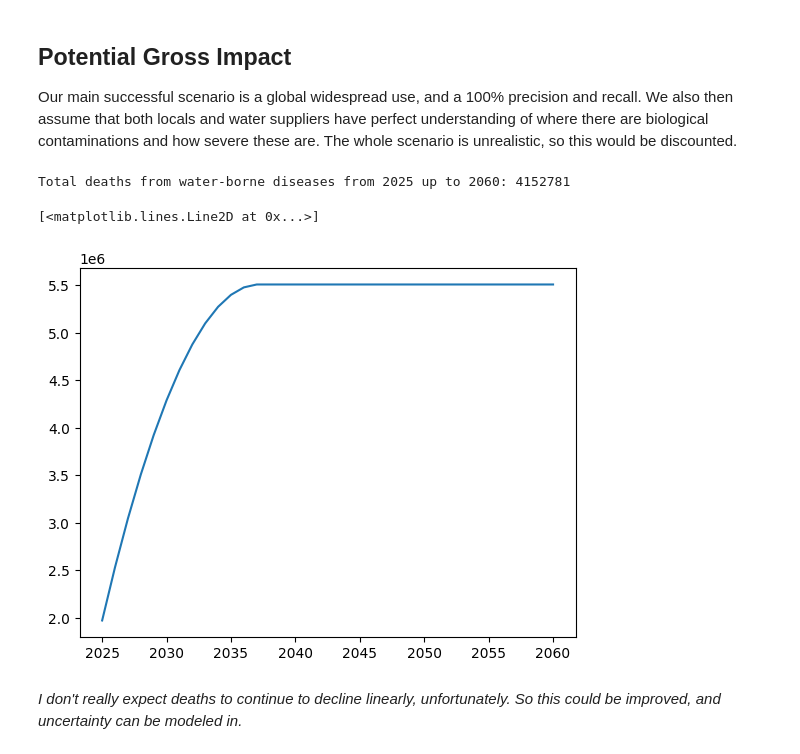
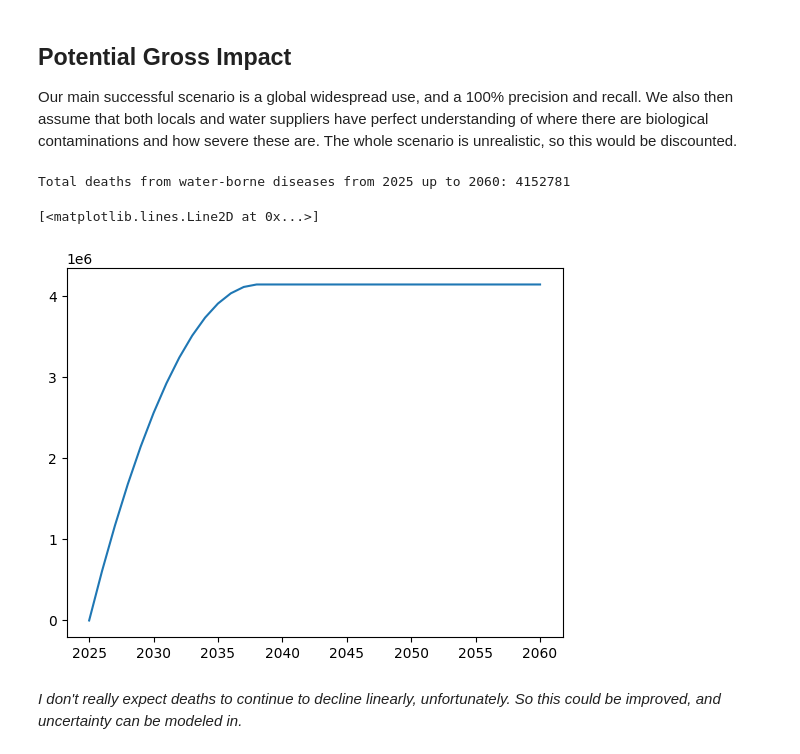
Before and after one commit to edoarad/evaluation_playground, a Jupyter notebook: datapond_impact_returns_botec.ipynb, the cells around one changed output. Drawn from its saved outputs; the diff is of its cells as text; code cells hidden in the pictures.

```diff
--- a/datapond_impact_returns_botec.ipynb
+++ b/datapond_impact_returns_botec.ipynb
@@ -54,35 +54,36 @@ Our main successful scenario is a global widespread use, and a 100% precision an
 # %%
 import squigglepy as sq
 from matplotlib import pyplot as plt
 import numpy as np
 
 # estimate the total problem size from water-borne diseases globaly
 # using Our World in Data diarrhoeal disease data (https://ourworldindata.org/diarrheal-diseases)
 # we assume that the number of deaths from diarrhoeal diseases is a good proxy for the total number of deaths from water-borne diseases
 # we only consider deaths of people under 70 years old
 # we assume that yearly deaths continues to decline linearly (even though the decline seems to be mostly of death under 5)
 total_yearly_deaths_2019_under_70 = 900_000
 total_yearly_deaths_1990_under_70 = 2_300_000
 def total_yearly_deaths_under_70(year):
     return max(0, total_yearly_deaths_1990_under_70 + (total_yearly_deaths_2019_under_70 - total_yearly_deaths_1990_under_70) * (year - 1990) / (2019 - 1990))
 
 def discount(year, current_year=2023):
     discount_rate = 0.001 # 0.1% discount rate, accounting for unknown events (as used by CEARCH: https://exploratory-altruism.org/research/#research-methodology)
     return (1 - discount_rate) ** (year - current_year)
 
 def total_deaths_up_to(year, current_year=2023):
     return sum(total_yearly_deaths_under_70(y) * discount(y, current_year) for y in range(current_year, year + 1))
 
 print(f"Total deaths from water-borne diseases from 2025 up to 2060: {total_deaths_up_to(2060, 2025):.0f}")
 
 # plot the total deaths from water-borne diseases from 2025 up to 2060
 years = np.arange(2025, 2061)
-deaths = [total_deaths_up_to(year) for year in years]
-plt.plot(years, deaths)
+deaths = [total_yearly_deaths_under_70(year)*discount(year, current_year=2023) for year in years]
+total_deaths = [sum(deaths[:i]) for i in range(len(deaths))]
+plt.plot(years, total_deaths)
 # %% [output]
 Total deaths from water-borne diseases from 2025 up to 2060: 4152781
 [<matplotlib.lines.Line2D at 0x...>]
-[figure, old version]
+[figure, new version]
 # %% [markdown]
 *I don't really expect deaths to continue to decline linearly, unfortunately. So this could be improved, and uncertainty can be modeled in.*
 # %% [markdown]
```
Also changed, not shown: parts of 4 cells of this notebook.
